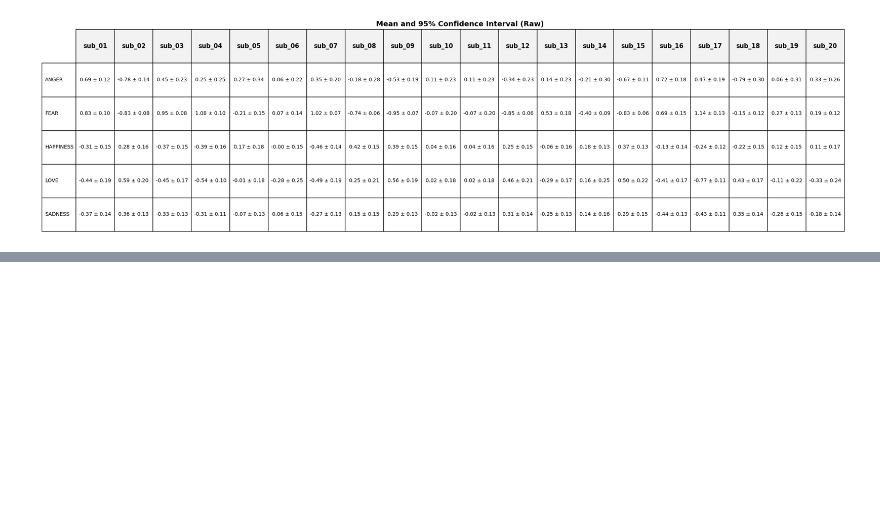
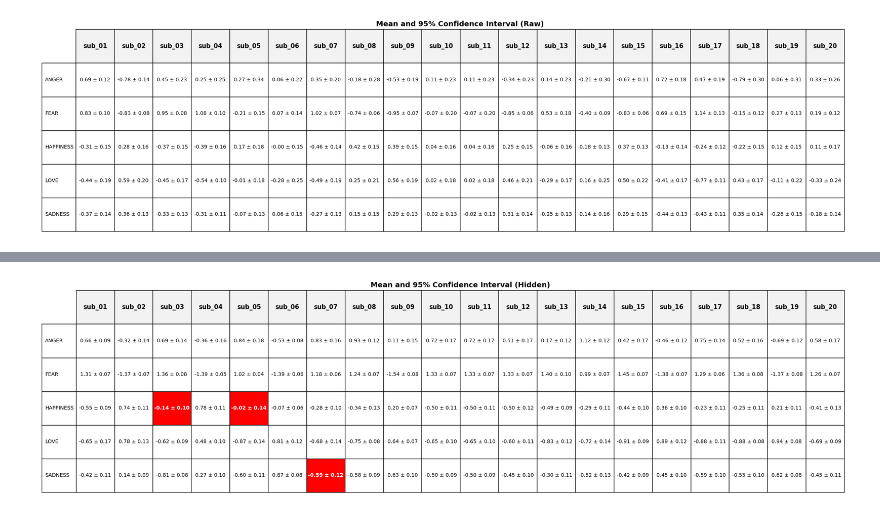
Before and after one commit to Napwillcode8848/deepemotion_variance_01, a Jupyter notebook: pca_analysis.ipynb, the cells around one changed output, grey strips where cells are left out. Cells and saved outputs as stored; diff of their text form; code cells hidden in the pictures; blank space fills up the shorter version.

```diff
--- a/pca_analysis.ipynb
+++ b/pca_analysis.ipynb
@@ -727,0 +793,4 @@ create_table_image(mean_ci_raw, title="Mean and 95% Confidence Interval (Raw)")
+# %%
+create_table_with_anomalies(mean_ci_hid, title="Mean and 95% Confidence Interval (Hidden)")
+# %% [output]
+[figure, added]
```
Also changed, not shown: parts of 5 cells of this notebook.
